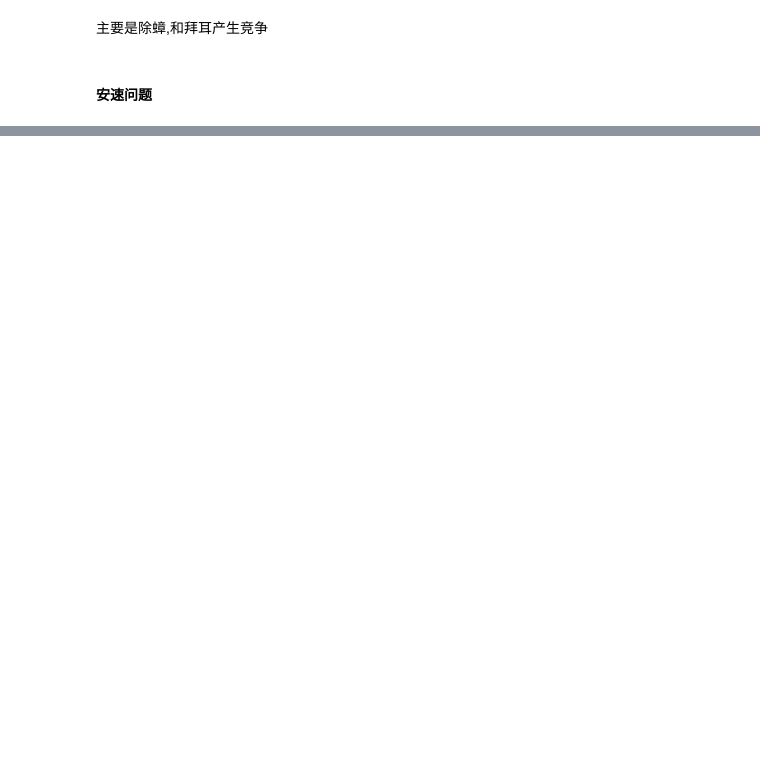
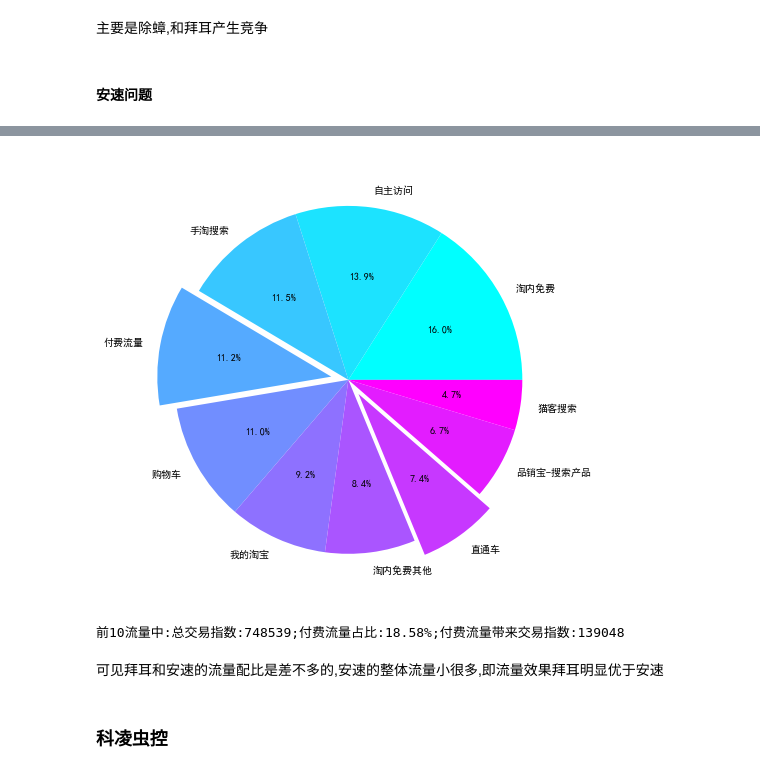
Before and after one commit to lvzw94/Ipynb, a Jupyter notebook: 电商文本挖掘.ipynb, the cells around one changed output, grey strips where cells are left out. Drawn from its saved outputs; the diff is of its cells as text; code cells hidden in the pictures; blank space fills up the shorter version.

```diff
--- a/电商文本挖掘.ipynb
+++ b/电商文本挖掘.ipynb
@@ -1423,0 +1648,3 @@ ancow
+# %%
+df5an = pd.read_excel(filenames4[0])
+df5an.head()
@@ -1423,0 +1658,9 @@ ancow
+# %%
+an5top10 = flow(df5an)
+# %% [output]
+[figure, added]
+前10流量中:总交易指数:748539;付费流量占比:18.58%;付费流量带来交易指数:139048
+# %% [markdown]
+可见拜耳和安速的流量配比是差不多的,安速的整体流量小很多,即流量效果拜耳明显优于安速
+# %% [markdown]
+### 科凌虫控
```
Also changed, not shown: parts of 81 cells of this notebook.
